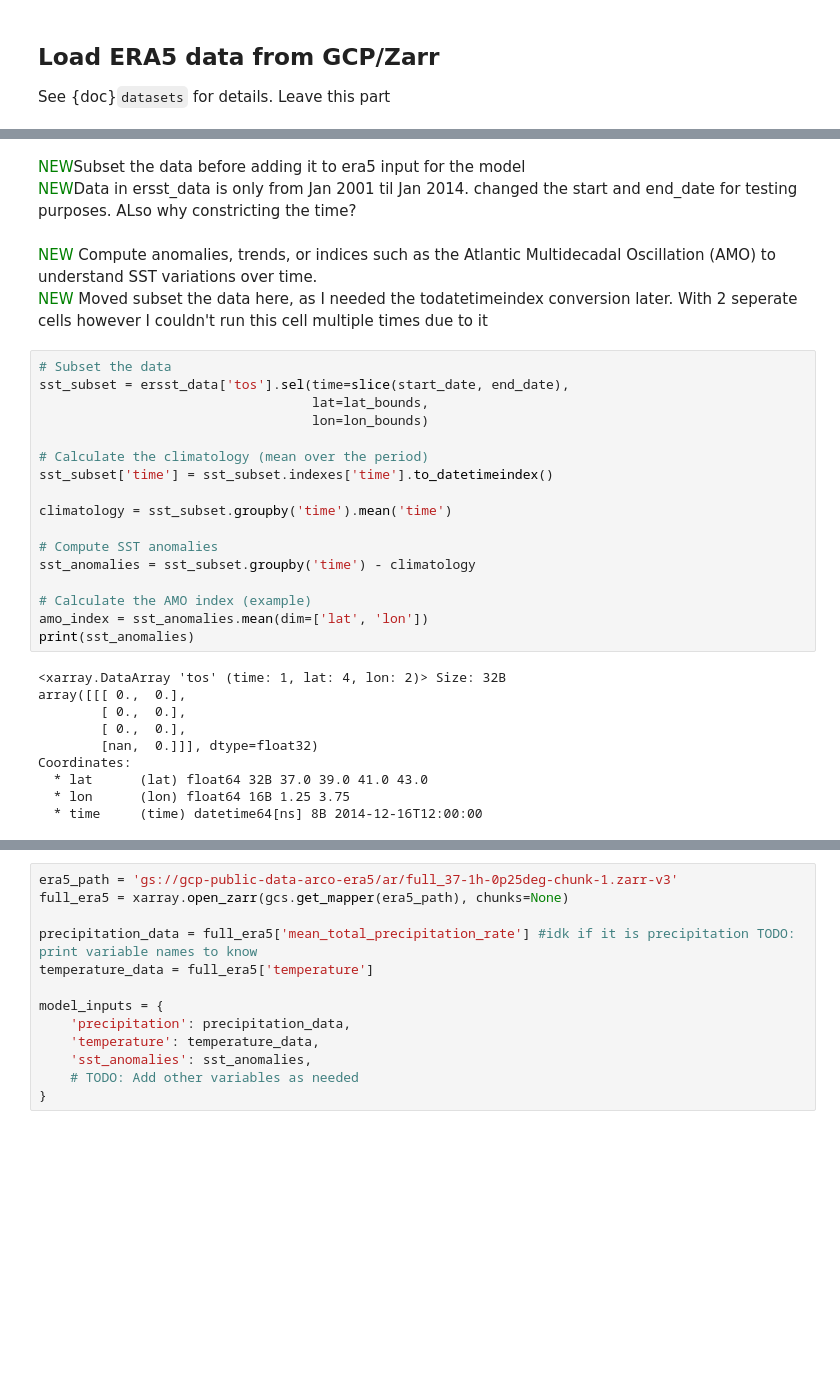
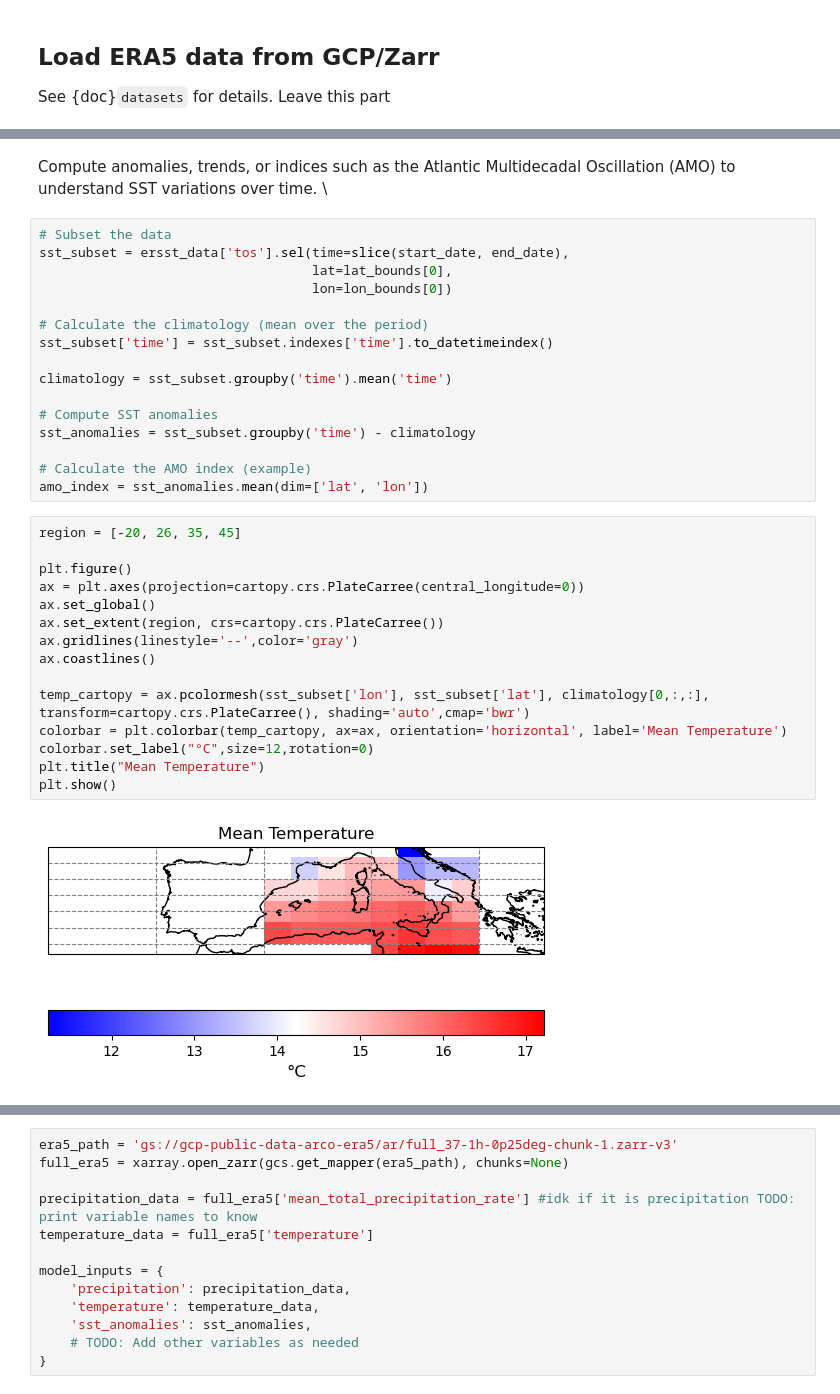
Before and after one commit to KathyBees/AI_Climate, a Jupyter notebook: drought_detection.ipynb, the cells around one changed output, grey strips where cells are left out. Drawn from its saved outputs; the diff is of its cells as text; blank space fills up the shorter version.

```diff
--- a/drought_detection.ipynb
+++ b/drought_detection.ipynb
@@ -133,14 +127,10 @@ lon_bounds = slice(-24, 4)  # Longitude range for Spain mainland
-# %% [markdown]
-<span style="color:green">NEW</span>Subset the data before adding it to era5 input for the model \
-<span style="color:green">NEW</span>Data in ersst_data is only from Jan 2001 til Jan 2014. changed the start and end_date for testing purposes. ALso why constricting the time?
 # %% [markdown]
-<span style="color:green">NEW</span> Compute anomalies, trends, or indices such as the Atlantic Multidecadal Oscillation (AMO) to understand SST variations over time. \
-<span style="color:green">NEW</span> Moved subset the data here, as I needed the todatetimeindex conversion later. With 2 seperate cells however I couldn't run this cell multiple times due to it
+<span style="color:green"></span> Compute anomalies, trends, or indices such as the Atlantic Multidecadal Oscillation (AMO) to understand SST variations over time. \
 # %%
 # Subset the data
 sst_subset = ersst_data['tos'].sel(time=slice(start_date, end_date),
-                                   lat=lat_bounds,
-                                   lon=lon_bounds)
+                                   lat=lat_bounds[0],
+                                   lon=lon_bounds[0])
 
 # Calculate the climatology (mean over the period)
 sst_subset['time'] = sst_subset.indexes['time'].to_datetimeindex()
@@ -152,14 +142,20 @@ sst_anomalies = sst_subset.groupby('time') - climatology
 
 # Calculate the AMO index (example)
 amo_index = sst_anomalies.mean(dim=['lat', 'lon'])
-print(sst_anomalies)
-# %% [output]
-<xarray.DataArray 'tos' (time: 1, lat: 4, lon: 2)> Size: 32B
-array([[[ 0.,  0.],
-        [ 0.,  0.],
-        [ 0.,  0.],
-        [nan,  0.]]], dtype=float32)
-Coordinates:
-  * lat      (lat) float64 32B 37.0 39.0 41.0 43.0
-  * lon      (lon) float64 16B 1.25 3.75
-  * time     (time) datetime64[ns] 8B 2014-12-16T12:00:00
+# %%
+region = [-20, 26, 35, 45]
+
+plt.figure()
+ax = plt.axes(projection=cartopy.crs.PlateCarree(central_longitude=0))
+ax.set_global()
+ax.set_extent(region, crs=cartopy.crs.PlateCarree())
+ax.gridlines(linestyle='--',color='gray')
+ax.coastlines()
+
+temp_cartopy = ax.pcolormesh(sst_subset['lon'], sst_subset['lat'], climatology[0,:,:], transform=cartopy.crs.PlateCarree(), shading='auto',cmap='bwr')
+colorbar = plt.colorbar(temp_cartopy, ax=ax, orientation='horizontal', label='Mean Temperature')
+colorbar.set_label("°C",size=12,rotation=0)
+plt.title("Mean Temperature")
+plt.show()
+# %% [output]
+[figure, added]
```
Also changed, not shown: parts of 15 cells of this notebook, 3 other files.
